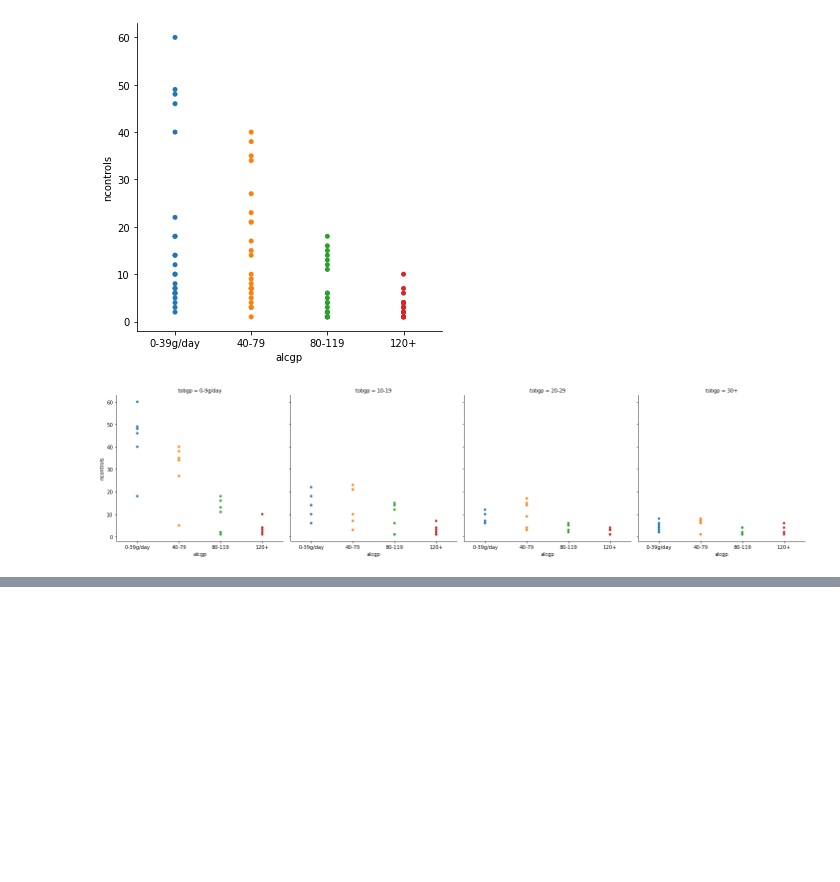
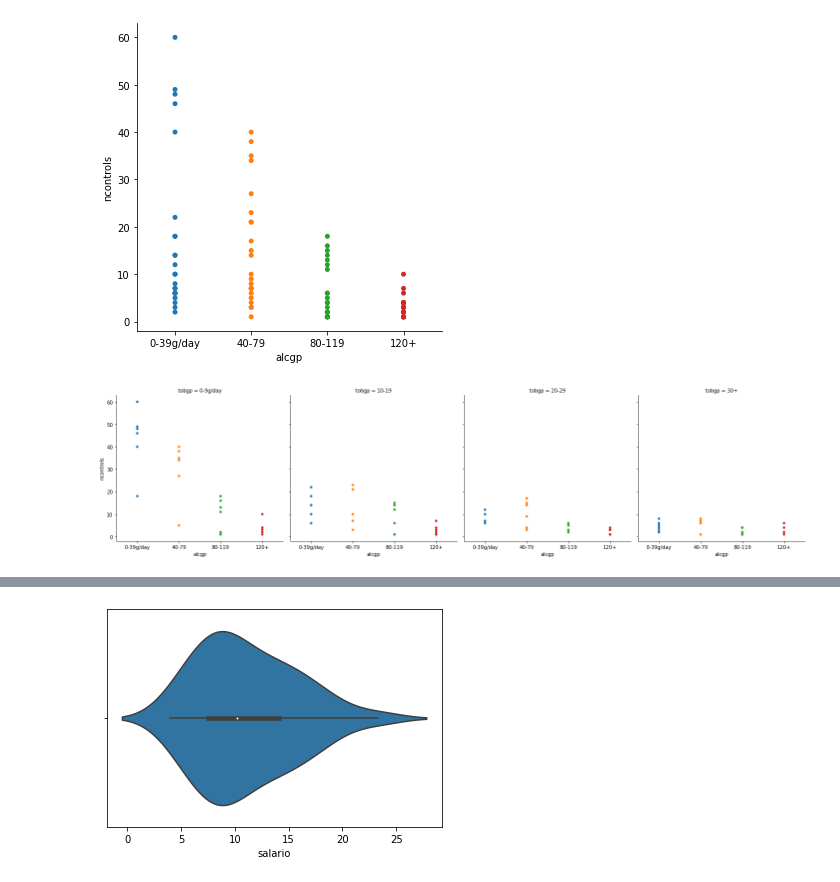
Before and after one commit to emariot/Tratamento_Dados_R_Python, a Jupyter notebook: Python/Gráficos.ipynb, the cells around one changed output, grey strips where cells are left out. Drawn from its saved outputs; the diff is of its cells as text; code cells hidden in the pictures; blank space fills up the shorter version.

```diff
--- a/Python/Gráficos.ipynb
+++ b/Python/Gráficos.ipynb
@@ -409,3 +409,7 @@ sns.catplot(x='alcgp', y='ncontrols', data=data5,jitter=False);
 sns.catplot(x='alcgp', y='ncontrols', data=data5,jitter=False, col='tobgp');
 # %% [output]
 [figure]
+# %%
+# Exemplo - Violin Plot
+data = pd.read_csv('datasets/Usuarios.csv')
+data.head()
@@ -411,0 +423,5 @@ sns.catplot(x='alcgp', y='ncontrols', data=data5,jitter=False, col='tobgp');
+# %%
+sns.violinplot(x='salario', data=data)
+plt.show()
+# %% [output]
+[figure, added]
```
Also changed, not shown: parts of 1 cell of this notebook.
